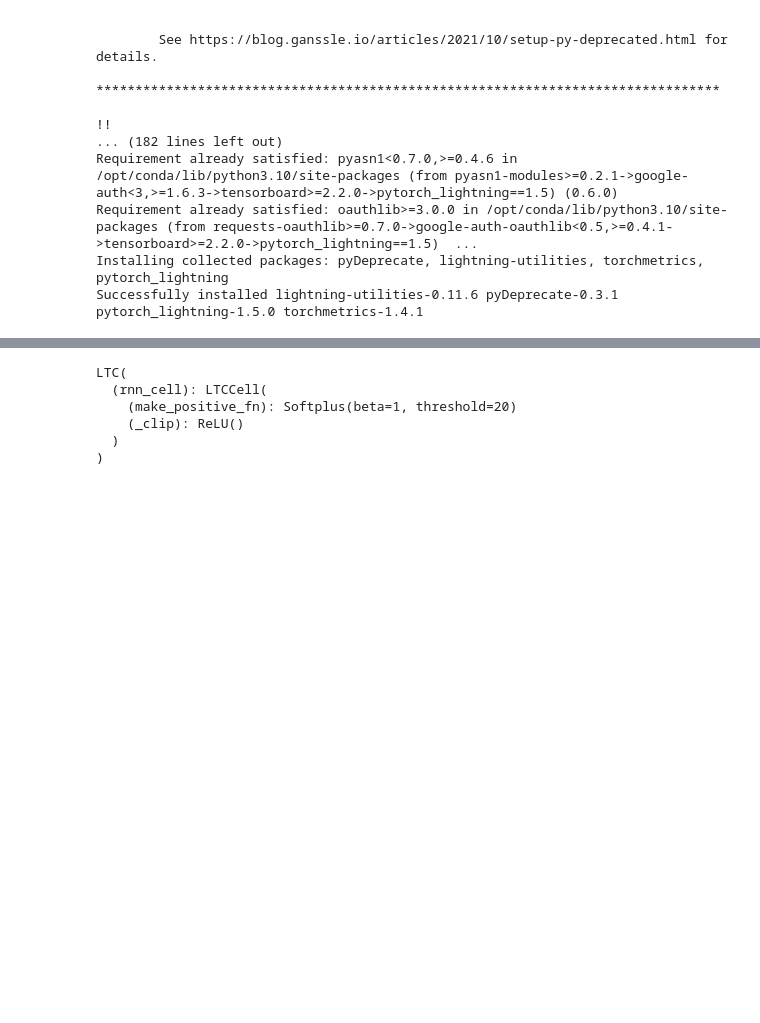
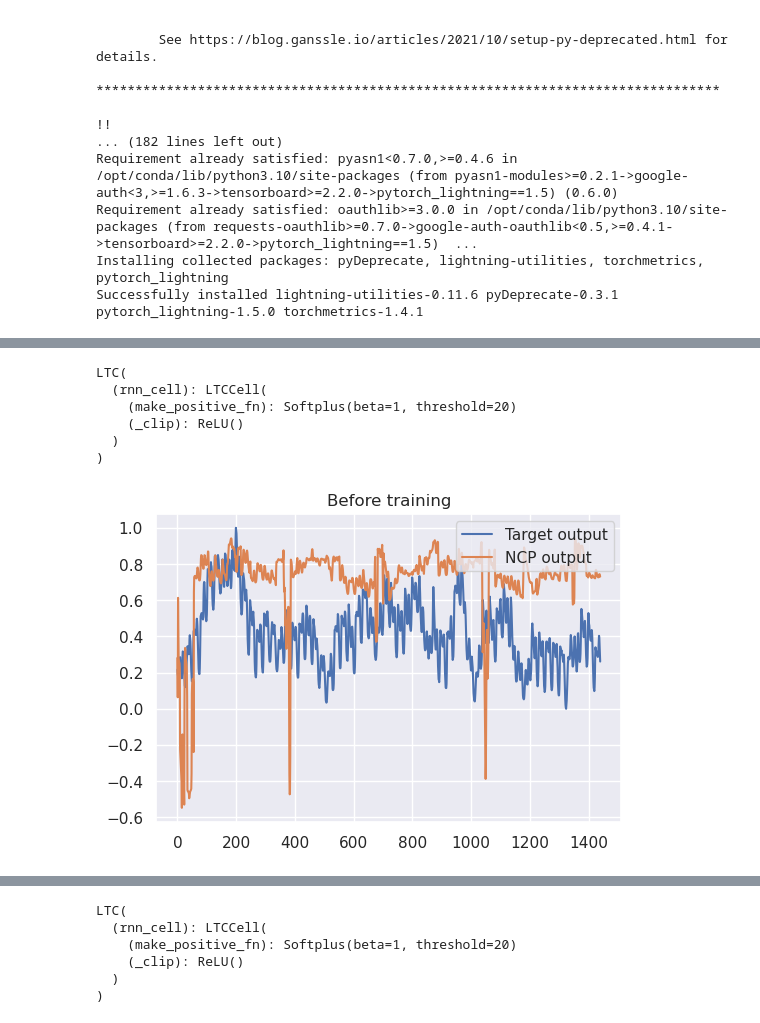
Before and after one commit to vladislabv/ncps-slaf, a Jupyter notebook: slaf-project/gpu_train.ipynb, the cells around one changed output, grey strips where cells are left out. Saved outputs shown, nothing was run; the diff lists cells and outputs as text; code cells hidden in the pictures; blank space fills up the shorter version.

```diff
--- a/slaf-project/gpu_train.ipynb
+++ b/slaf-project/gpu_train.ipynb
@@ -52,0 +233,15 @@ NameError: name 'ltc_model' is not defined
+# %%
+trainer = SequenceLearner.load_from_checkpoint(
+    "/home/vlsta001/git_projects/ncps-slaf/slaf-project/checkpoints/model-lnn_units=16-lr=0.01-num_epochs=10-lnn_modified=True-v1.ckpt")
+model = trainer.model
+model.to(device)
+model.eval()
+# %% [output]
+LTC(
+  (rnn_cell): LTCCell(
+    (make_positive_fn): Softplus(beta=1, threshold=20)
+    (_clip): ReLU()
+  )
+)
+# %%
+prediction = model(Tensor(x_features).view(1, -1, in_features).to(device))[0].detach().numpy()
@@ -52,0 +251,11 @@ NameError: name 'ltc_model' is not defined
+# %%
+sns.set_theme()
+plt.figure(figsize=(6, 4))
+plt.plot(y_features[:, 0], label="Target output")
+plt.plot(prediction[0, :, 0], label="NCP output")
+
+plt.title("Before training")
+plt.legend(loc="upper right")
+plt.show()
+# %% [output]
+[figure, added]
```
Also changed, not shown: parts of 12 cells of this notebook, 5 other files.
